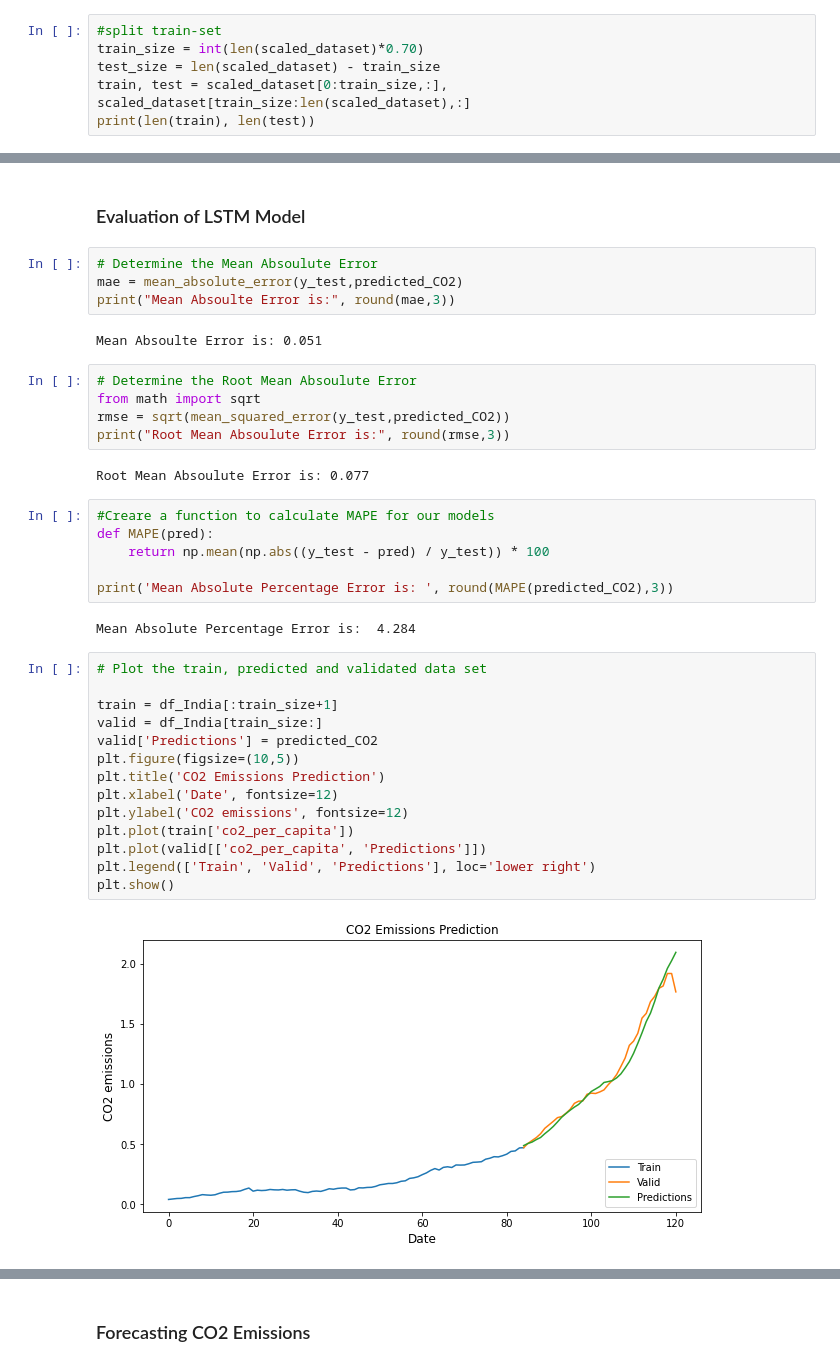
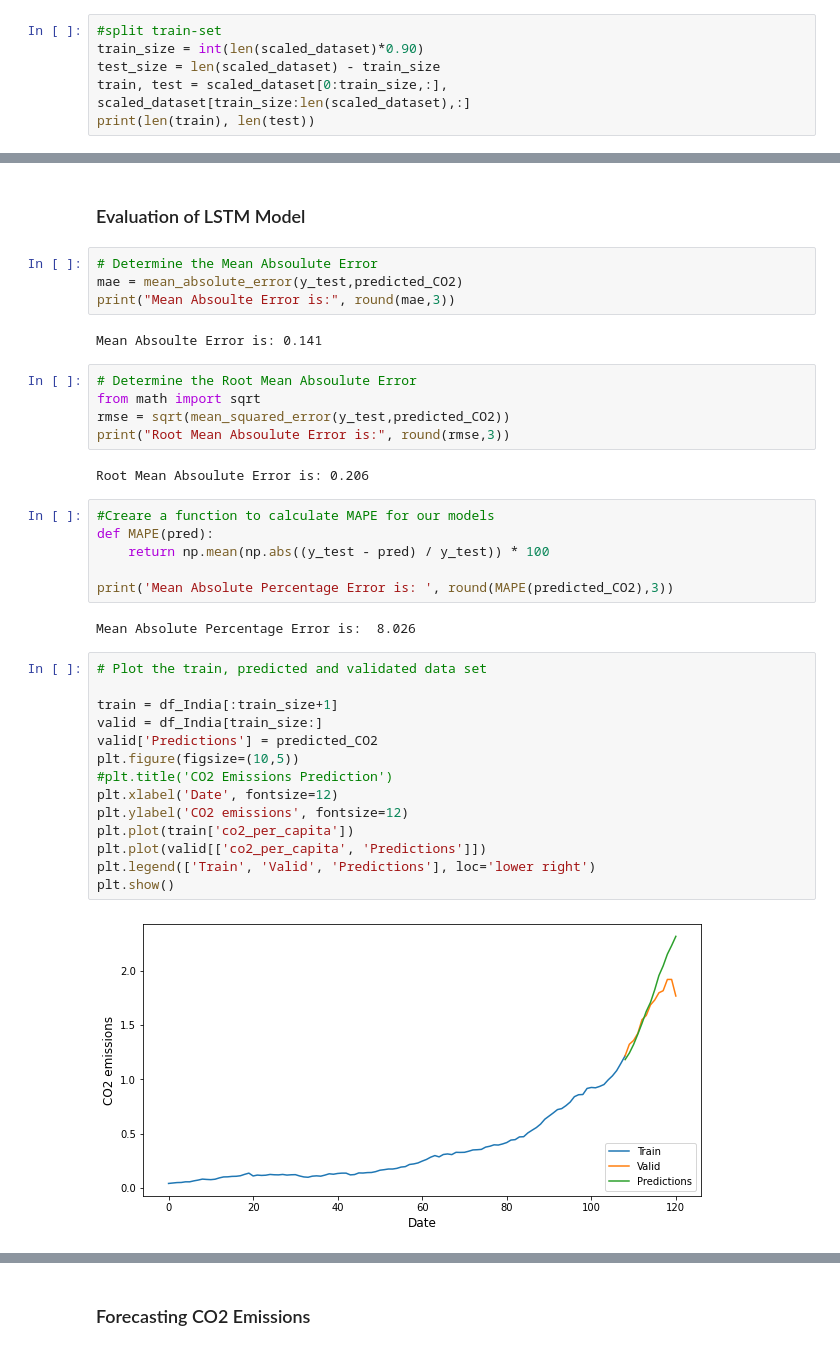
Before and after one commit to ganeshXb/Carbon-Emissions-Ecological-Footprint-Research, a Jupyter notebook: Notebooks/CO2-Emissions-Forecasting-DeepLearning.ipynb, the cells around one changed output, grey strips where cells are left out. Cells and saved outputs as stored; diff of their text form.

Commit message:
Update Results and Graphs

```diff
--- a/Notebooks/CO2-Emissions-Forecasting-DeepLearning.ipynb
+++ b/Notebooks/CO2-Emissions-Forecasting-DeepLearning.ipynb
@@ -180,7 +180,7 @@ scaled_dataset.shape
 **Split intro train and test sets**
 # %%
 #split train-set
-train_size = int(len(scaled_dataset)*0.70)
+train_size = int(len(scaled_dataset)*0.90)
 test_size = len(scaled_dataset) - train_size
 train, test = scaled_dataset[0:train_size,:], scaled_dataset[train_size:len(scaled_dataset),:]
 print(len(train), len(test))
@@ -366,14 +363,14 @@ array([[0.48938832],
 mae = mean_absolute_error(y_test,predicted_CO2)
 print("Mean Absoulte Error is:", round(mae,3))
 # %% [output]
-Mean Absoulte Error is: 0.051
+Mean Absoulte Error is: 0.141
 # %%
 # Determine the Root Mean Absoulute Error
 from math import sqrt
 rmse = sqrt(mean_squared_error(y_test,predicted_CO2))
 print("Root Mean Absoulute Error is:", round(rmse,3))
 # %% [output]
-Root Mean Absoulute Error is: 0.077
+Root Mean Absoulute Error is: 0.206
 # %%
 #Creare a function to calculate MAPE for our models
 def MAPE(pred):
@@ -381,23 +378,23 @@ def MAPE(pred):
 
 print('Mean Absolute Percentage Error is: ', round(MAPE(predicted_CO2),3))
 # %% [output]
-Mean Absolute Percentage Error is:  4.284
+Mean Absolute Percentage Error is:  8.026
 # %%
 # Plot the train, predicted and validated data set
 
 train = df_India[:train_size+1]
 valid = df_India[train_size:]
 valid['Predictions'] = predicted_CO2
 plt.figure(figsize=(10,5))
-plt.title('CO2 Emissions Prediction')
+#plt.title('CO2 Emissions Prediction')
 plt.xlabel('Date', fontsize=12)
 plt.ylabel('CO2 emissions', fontsize=12)
 plt.plot(train['co2_per_capita'])
 plt.plot(valid[['co2_per_capita', 'Predictions']])
 plt.legend(['Train', 'Valid', 'Predictions'], loc='lower right')
 plt.show()
 # %% [output]
-[figure, old version]
+[figure, new version]
 # %%
 valid
 # %% [output]
```
Also changed, not shown: parts of 21 cells of this notebook, 3 other files.
